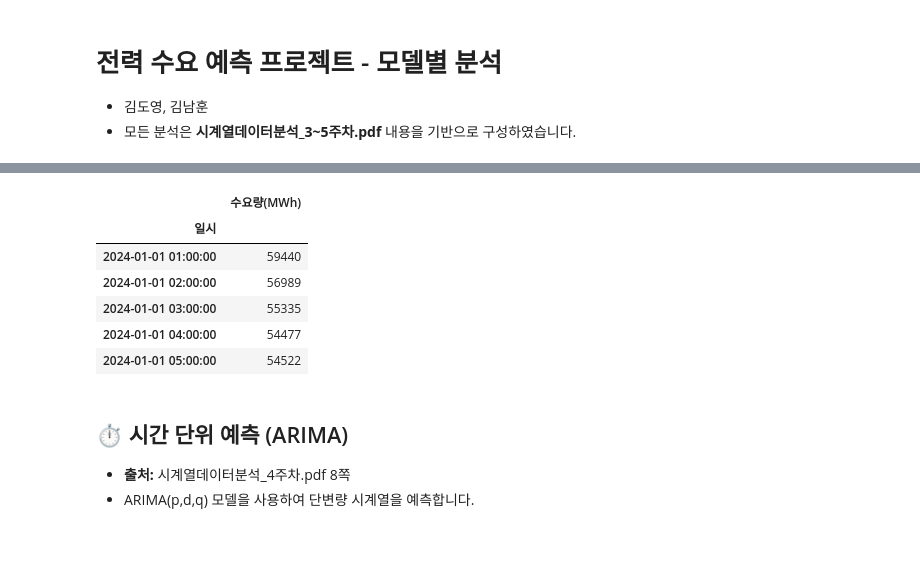
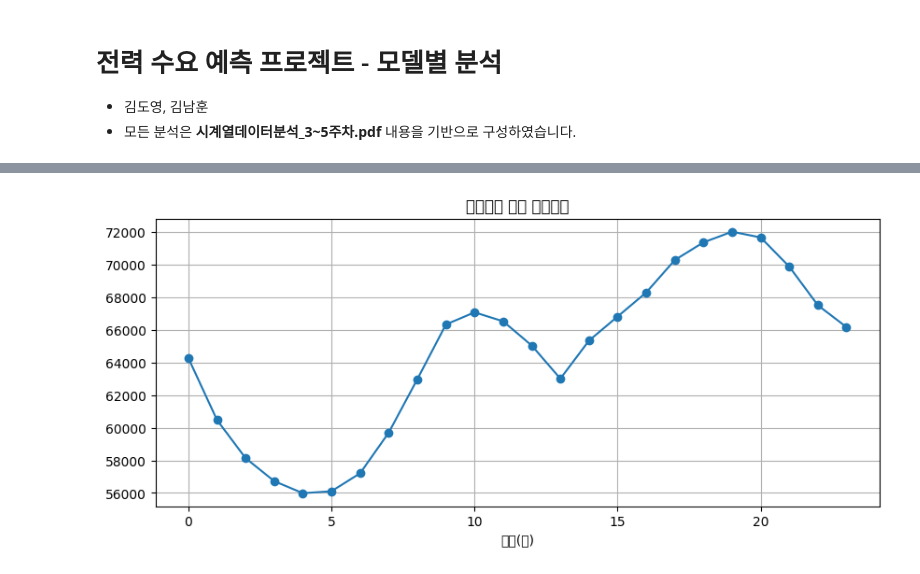
Before and after one commit to doyoung241/-, a Jupyter notebook: 전력수요_예측_3관점_완성본.ipynb, the cells around one changed output, grey strips where cells are left out. Cells and saved outputs as stored; diff of their text form; code cells hidden in the pictures; blank space fills up the shorter version.

```diff
--- a/전력수요_예측_3관점_완성본.ipynb
+++ b/전력수요_예측_3관점_완성본.ipynb
@@ -5,31 +102,23 @@
 # %%
-# -- 데이터 불러오기 및 전처리 --
-# 공통: 시계열데이터분석_3주차.pdf 4쪽 참고 (시간형식 처리)
-
+# 📊 2. 데이터 로딩 및 전처리
 import pandas as pd
 import matplotlib.pyplot as plt
-from statsmodels.tsa.arima.model import ARIMA
-from statsmodels.tsa.statespace.sarimax import SARIMAX
-from sklearn.metrics import mean_absolute_error, mean_squared_error
-import numpy as np
 
-# 데이터 로딩
-df = pd.read_csv("한국전력거래소_시간별 전국 전력수요량_20241231.csv", encoding='cp949')
-df = df.melt(id_vars='날짜', var_name='시간', value_name='수요량(MWh)')
-df['시간'] = df['시간'].str.replace('시','').astype(int)
-df['일시'] = pd.to_datetime(df['날짜']) + pd.to_timedelta(df['시간'] % 24, unit='h')
-df.loc[df['시간'] == 24, '일시'] += pd.Timedelta(days=1)
-df = df[['일시','수요량(MWh)']].sort_values('일시').set_index('일시')
-df.head()
+df = pd.read_csv("한국전력거래소_시간별 전국 전력수요량_20241231.csv", encoding="cp949")
+df_long = df.melt(id_vars='날짜', var_name='시간', value_name='수요량(MWh)')
+df_long['시간'] = df_long['시간'].str.replace('시','').astype(int)
+df_long['일시'] = pd.to_datetime(df_long['날짜']) + pd.to_timedelta(df_long['시간'] % 24, unit='h')
+df_long.loc[df_long['시간'] == 24, '일시'] += pd.Timedelta(days=1)
+df_long = df_long[['일시','수요량(MWh)']].sort_values('일시').set_index('일시')
-# %% [output]
-|  | 수요량(MWh) |
-| 일시 |  |
-| 2024-01-01 01:00:00 | 59440 |
-| 2024-01-01 02:00:00 | 56989 |
-| 2024-01-01 03:00:00 | 55335 |
-| 2024-01-01 04:00:00 | 54477 |
-| 2024-01-01 05:00:00 | 54522 |
-# %% [markdown]
-## ⏱️ 시간 단위 예측 (ARIMA)
-- **출처:** 시계열데이터분석_4주차.pdf 8쪽
-- ARIMA(p,d,q) 모델을 사용하여 단변량 시계열을 예측합니다.
+# %%
+# 🔎 3. EDA (시간/요일/계절별 분석)
+## 3-1. 시간대별 분석
+plt.figure(figsize=(10,4))
+df_long['시'] = df_long.index.hour
+df_long.groupby('시')['수요량(MWh)'].mean().plot(marker='o')
+plt.title('시간대별 평균 전력수요')
+plt.xlabel('시간(시)')
+plt.grid()
+plt.show()
+# %% [output]
+[figure, added]
```
Also changed, not shown: parts of 26 cells of this notebook.
